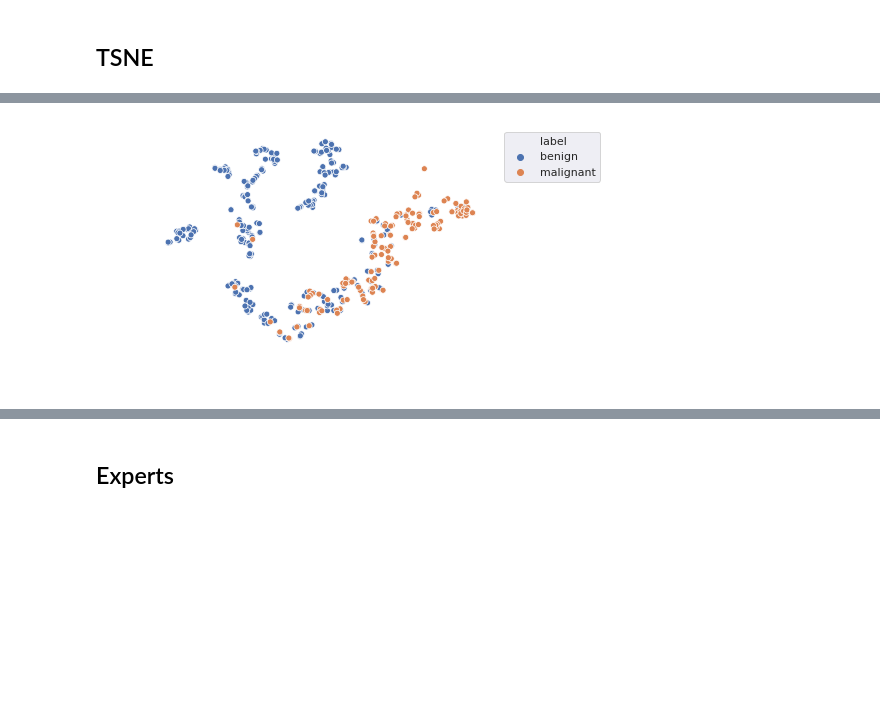
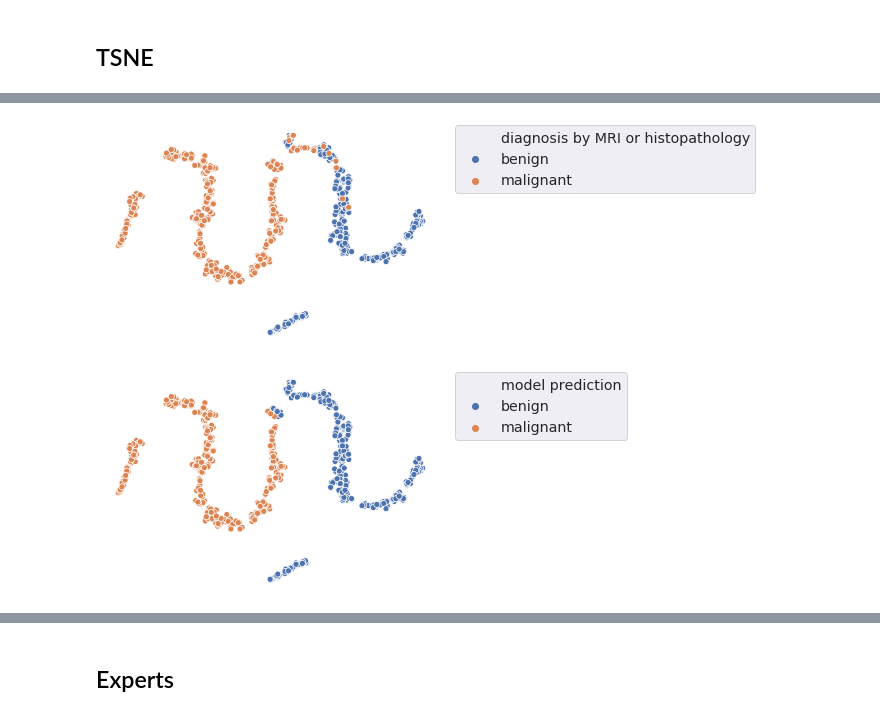
Before and after one commit to intrepidlemon/deep-ultrasound, a Jupyter notebook: evaluate-free-complete.ipynb, the cells around one changed output, grey strips where cells are left out. Drawn from its saved outputs; the diff is of its cells as text; code cells hidden in the pictures; blank space fills up the shorter version.

Commit message:
notebook for submissions 2019 nov 30

```diff
--- a/evaluate-free-complete.ipynb
+++ b/evaluate-free-complete.ipynb
@@ -84,7 +96,7 @@ results = get_results(model, validation)
 # %%
 probabilities = transform_binary_probabilities(results)
 predictions = transform_binary_predictions(results)
-labels = get_labels(validation)
+labels = get_labels(test)
 # %% [markdown]
 ## Accuracy and loss
 # %%
@@ -146,4 +157,4 @@ F1 score: 0.73015873015873
 # %% [markdown]
 ## TSNE
 # %%
-malignancy, modality, category = all_features(features=FEATURES)
+diagnosis, malignancy, evidence = all_features(features=FEATURES)
@@ -152,7 +185,17 @@ tsne_dataset = train
+# %%
+train_results = get_results(model, tsne_dataset)
+train_predictions = ["malignant" if t else "benign" for t in transform_binary_predictions(train_results)]
 # %%
-tsne_labels = [malignancy.get(accession_from_filename(f), "unknown") for f in tsne_dataset.filenames]
+tsne_labels = [
+    [malignancy.get(accession_from_filename(f), "unknown") for f in tsne_dataset.filenames],
+    train_predictions
+]
 # %%
-fig = plot_tsne(model, "dense_5", tsne_dataset, tsne_labels, perplexity=5)
-fig.savefig("figures/{}-tsne.svg".format(PARAMETERS_ID), bbox_inches = "tight")
+with plotting_context("notebook", font_scale=1.3):
+    tsne_dataset.reset()
+    fig = plot_tsne(model, "dense_5", tsne_dataset, tsne_labels, perplexity=10, fieldnames=["diagnosis by MRI or histopathology", "model prediction"])
+    fig[0].savefig("figures/label-{}-tsne.svg".format(PARAMETERS_ID), bbox_inches = "tight")
+    fig[1].savefig("figures/model-{}-tsne.svg".format(PARAMETERS_ID), bbox_inches = "tight")
 # %% [output]
-[figure, old version]
+[figure, new version]
+[figure, added]
```
Also changed, not shown: parts of 30 cells of this notebook, 12 other files.
